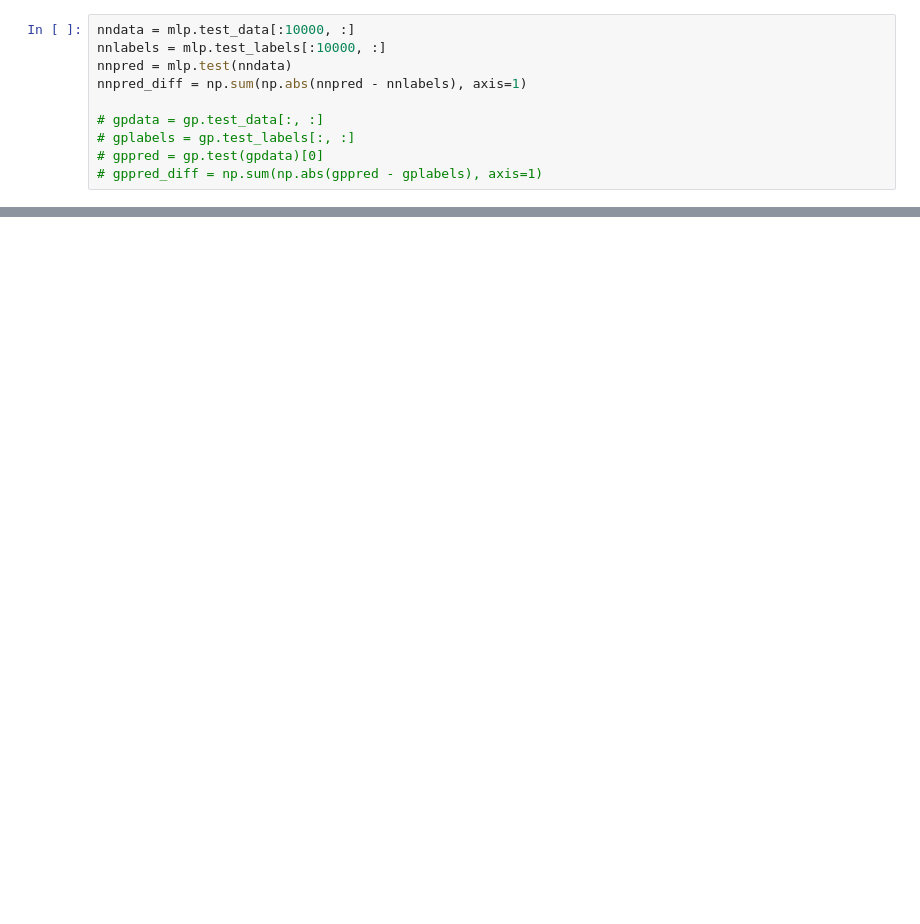
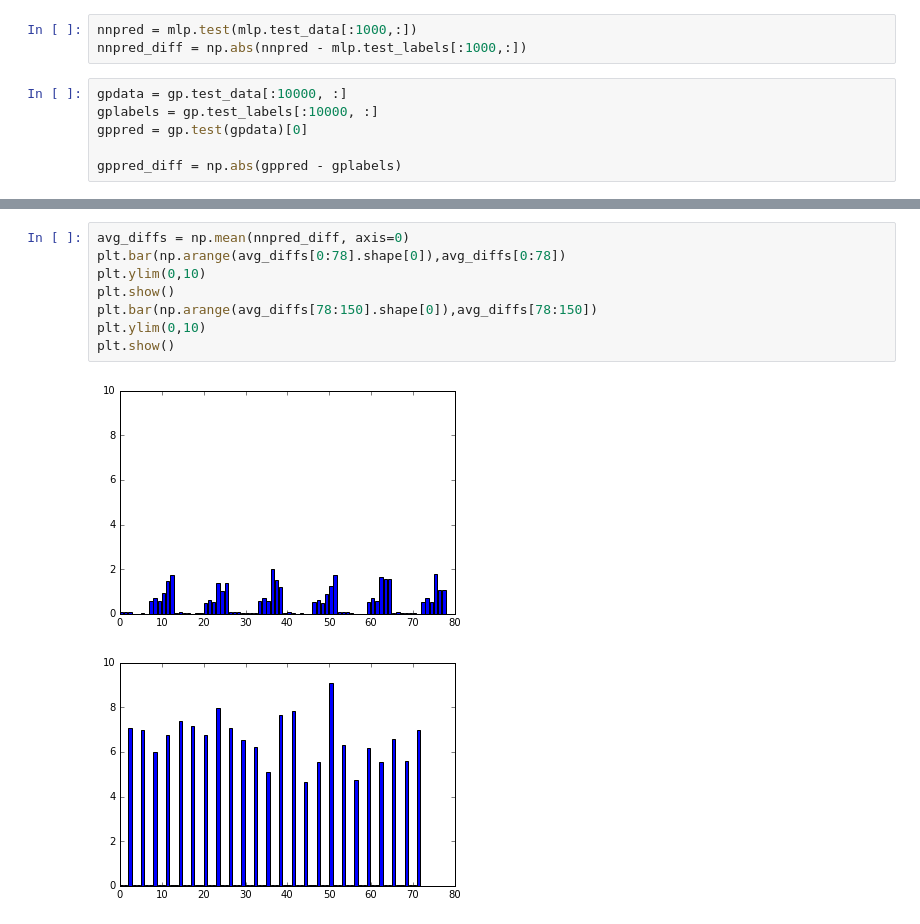
Before and after one commit to gypsytearss/tensegrity_physics, a Jupyter notebook: playing_around.ipynb, the cells around one changed output, grey strips where cells are left out. Drawn from its saved outputs; the diff is of its cells as text; blank space fills up the shorter version.

```diff
--- a/playing_around.ipynb
+++ b/playing_around.ipynb
@@ -25,10 +26,9 @@ mlp.train()
+# %%
+nnpred = mlp.test(mlp.test_data[:1000,:])
+nnpred_diff = np.abs(nnpred - mlp.test_labels[:1000,:])
 # %%
-nndata = mlp.test_data[:10000, :]
-nnlabels = mlp.test_labels[:10000, :]
-nnpred = mlp.test(nndata)
-nnpred_diff = np.sum(np.abs(nnpred - nnlabels), axis=1)
+gpdata = gp.test_data[:10000, :]
+gplabels = gp.test_labels[:10000, :]
+gppred = gp.test(gpdata)[0]
 
-# gpdata = gp.test_data[:, :]
-# gplabels = gp.test_labels[:, :]
-# gppred = gp.test(gpdata)[0]
-# gppred_diff = np.sum(np.abs(gppred - gplabels), axis=1)
+gppred_diff = np.abs(gppred - gplabels)
@@ -107,0 +48,11 @@ gp.plot2d(gpdata[:, 1], gpdata[:, 2], c=gppred_diff)
+# %%
+avg_diffs = np.mean(nnpred_diff, axis=0)
+plt.bar(np.arange(avg_diffs[0:78].shape[0]),avg_diffs[0:78])
+plt.ylim(0,10)
+plt.show()
+plt.bar(np.arange(avg_diffs[78:150].shape[0]),avg_diffs[78:150])
+plt.ylim(0,10)
+plt.show()
+# %% [output]
+[figure, added]
+[figure, added]
```
Also changed, not shown: parts of 21 cells of this notebook, 31 other files.
